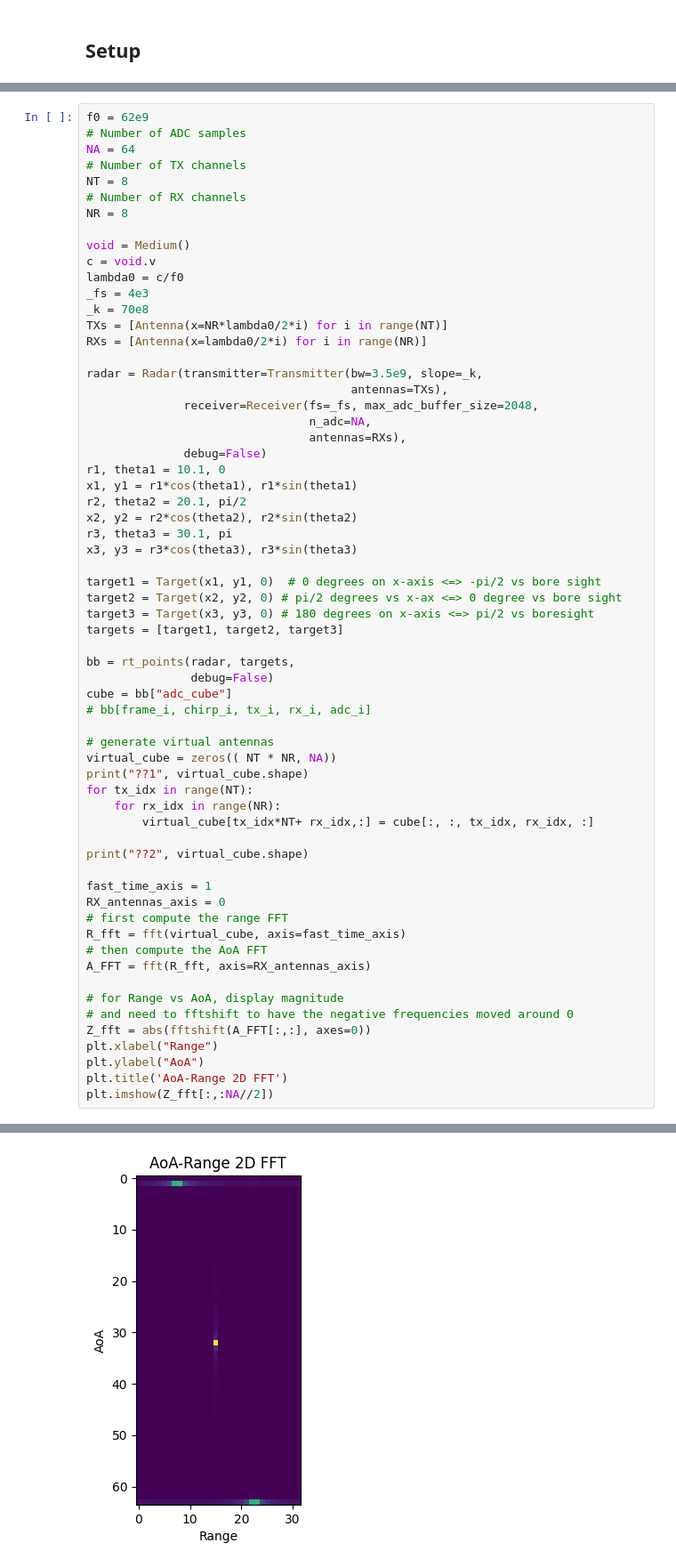
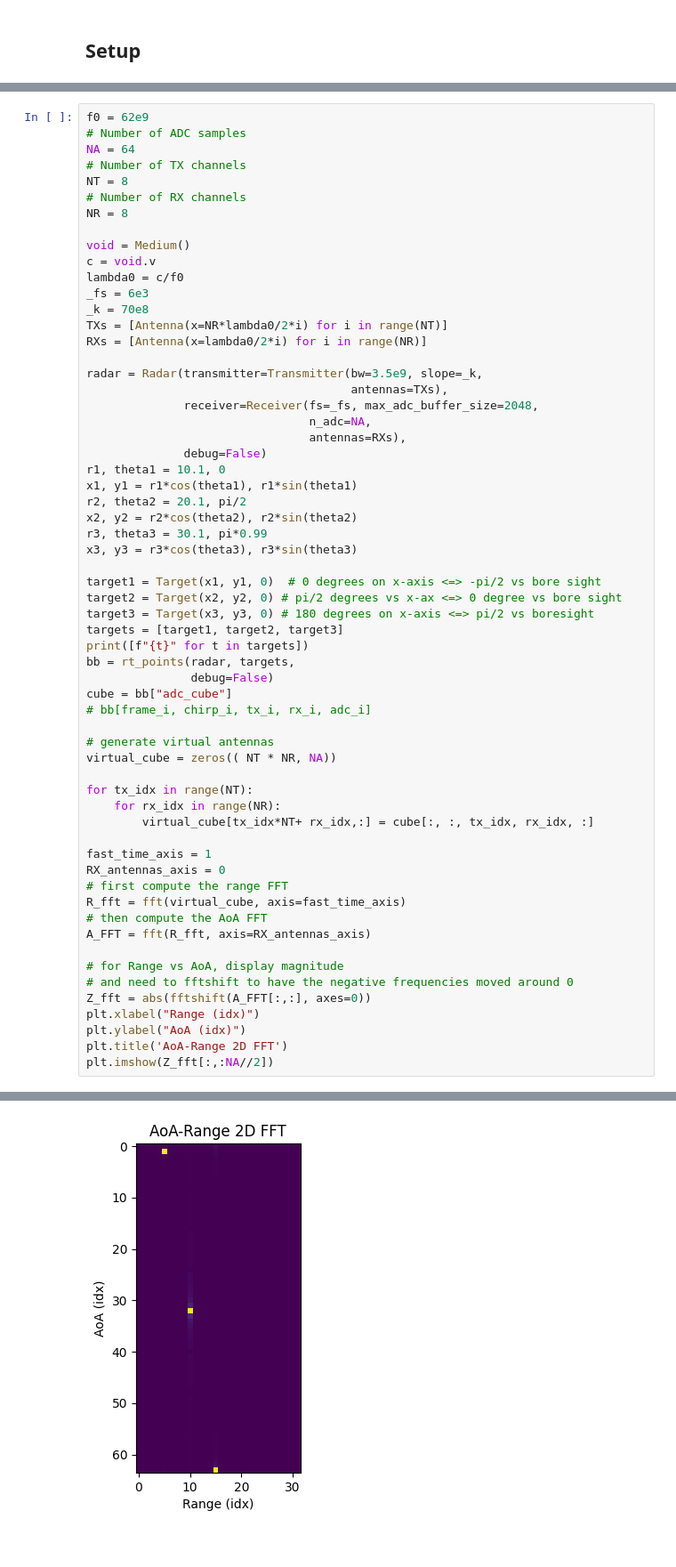
Before and after one commit to matt-chv/mmWrt, a Jupyter notebook: docs/MIMO_TDM.ipynb, the cells around one changed output, grey strips where cells are left out. Shown: that part at 89% size. Saved outputs shown, nothing was run; the diff lists cells and outputs as text.

```diff
--- a/docs/MIMO_TDM.ipynb
+++ b/docs/MIMO_TDM.ipynb
@@ -55,7 +55,7 @@ NR = 8
 void = Medium()
 c = void.v
 lambda0 = c/f0
-_fs = 4e3
+_fs = 6e3
 _k = 70e8
 TXs = [Antenna(x=NR*lambda0/2*i) for i in range(NT)]
 RXs = [Antenna(x=lambda0/2*i) for i in range(NR)]
@@ -70,14 +70,14 @@ r1, theta1 = 10.1, 0
 x1, y1 = r1*cos(theta1), r1*sin(theta1)
 r2, theta2 = 20.1, pi/2
 x2, y2 = r2*cos(theta2), r2*sin(theta2)
-r3, theta3 = 30.1, pi
+r3, theta3 = 30.1, pi*0.99
 x3, y3 = r3*cos(theta3), r3*sin(theta3)
 
 target1 = Target(x1, y1, 0)  # 0 degrees on x-axis <=> -pi/2 vs bore sight
 target2 = Target(x2, y2, 0) # pi/2 degrees vs x-ax <=> 0 degree vs bore sight
 target3 = Target(x3, y3, 0) # 180 degrees on x-axis <=> pi/2 vs boresight
 targets = [target1, target2, target3]
-
+print([f"{t}" for t in targets])
 bb = rt_points(radar, targets,
                debug=False)
 cube = bb["adc_cube"]
@@ -85,12 +85,10 @@ cube = bb["adc_cube"]
 
 # generate virtual antennas
 virtual_cube = zeros(( NT * NR, NA))
-print("??1", virtual_cube.shape)
+
 for tx_idx in range(NT):
     for rx_idx in range(NR):
         virtual_cube[tx_idx*NT+ rx_idx,:] = cube[:, :, tx_idx, rx_idx, :]
-
-print("??2", virtual_cube.shape)
 
 fast_time_axis = 1
 RX_antennas_axis = 0
@@ -102,8 +100,8 @@ A_FFT = fft(R_fft, axis=RX_antennas_axis)
 # for Range vs AoA, display magnitude
 # and need to fftshift to have the negative frequencies moved around 0
 Z_fft = abs(fftshift(A_FFT[:,:], axes=0))
-plt.xlabel("Range")
-plt.ylabel("AoA")
+plt.xlabel("Range (idx)")
+plt.ylabel("AoA (idx)")
 plt.title('AoA-Range 2D FFT')
 plt.imshow(Z_fft[:,:NA//2])
 # %% [output]
@@ -112,2 +109,2 @@ plt.imshow(Z_fft[:,:NA//2])
 <matplotlib.image.AxesImage at 0x...>
-[figure, old version]
+[figure, new version]
```
Also changed, not shown: parts of 7 cells of this notebook, 1 other file.
